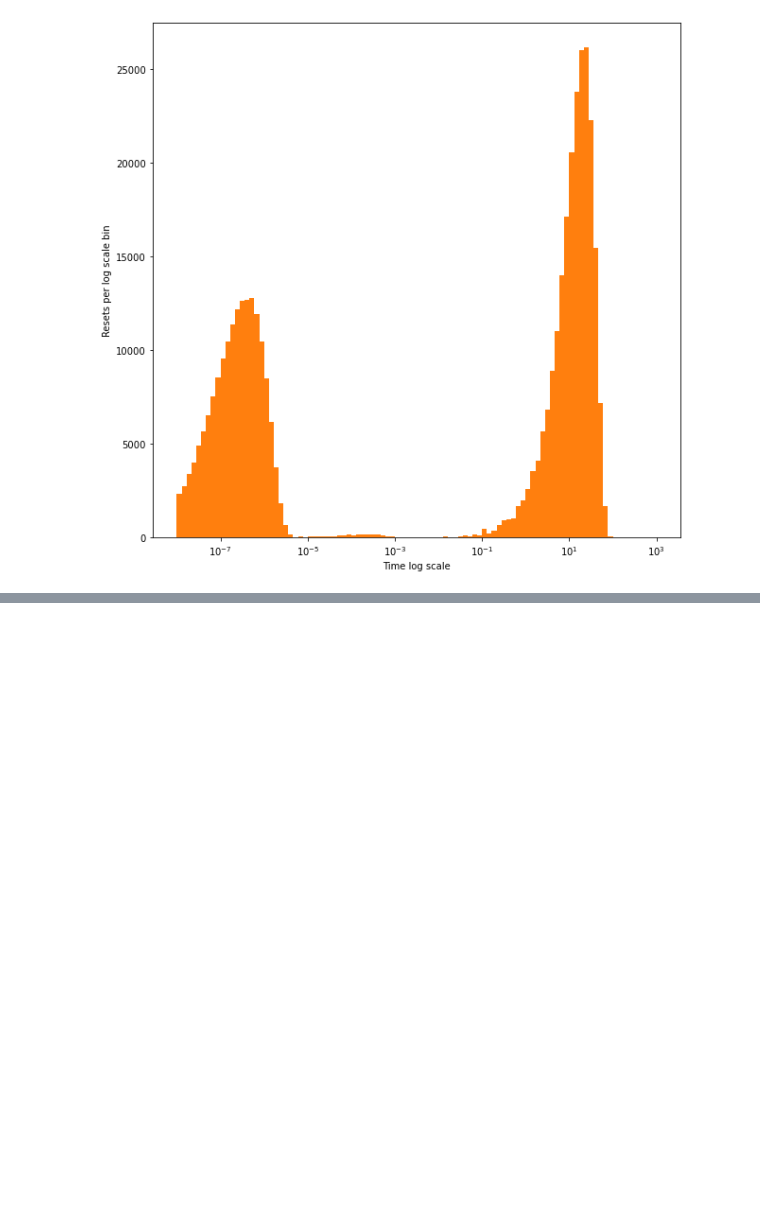
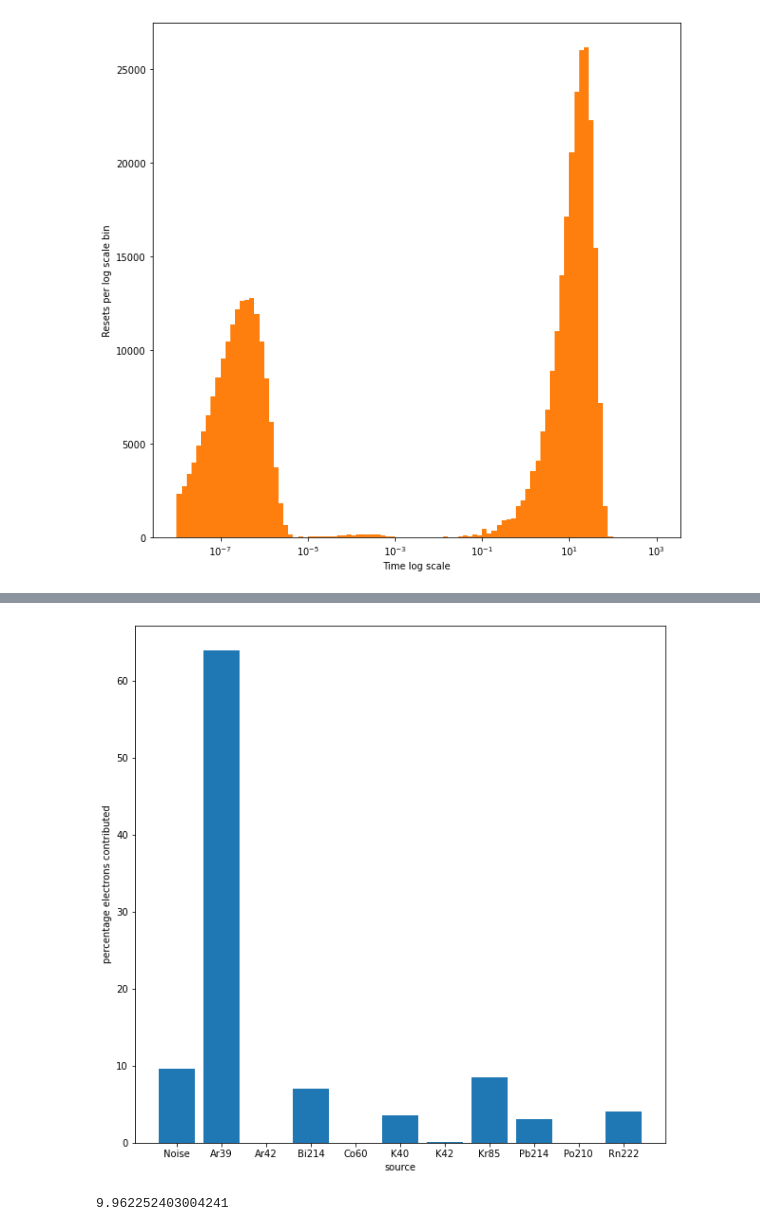
Before and after one commit to kkeefe/neutAna, a Jupyter notebook: simulation-software/notebooks/1ks_analysis.ipynb, the cells around one changed output, grey strips where cells are left out. Cells and saved outputs as stored; diff of their text form; code cells hidden in the pictures; blank space fills up the shorter version.

```diff
--- a/simulation-software/notebooks/1ks_analysis.ipynb
+++ b/simulation-software/notebooks/1ks_analysis.ipynb
@@ -490,0 +506,14 @@ Rn222 79347 79347
+# %%
+fig, ax = plt.subplots(figsize=(10,10))
+benergy_dep_id = energy_dep_id/np.sum(energy_dep_id)*100
+ax.bar(uniq_ids, benergy_dep_id)
+ax.set_xticks(np.arange(11), labels=uniq_ids_labels)
+ax.set_ylabel("percentage electrons contributed")
+ax.set_xlabel("source")
+plt.savefig("./pdfs/sim_electron_contribution_percent.pdf")
+# %% [output]
+[figure, added]
+# %%
+1000/(411152/4096)
+# %% [output]
+9.962252403004241
```
Also changed, not shown: parts of 4 cells of this notebook, 3 other files.
